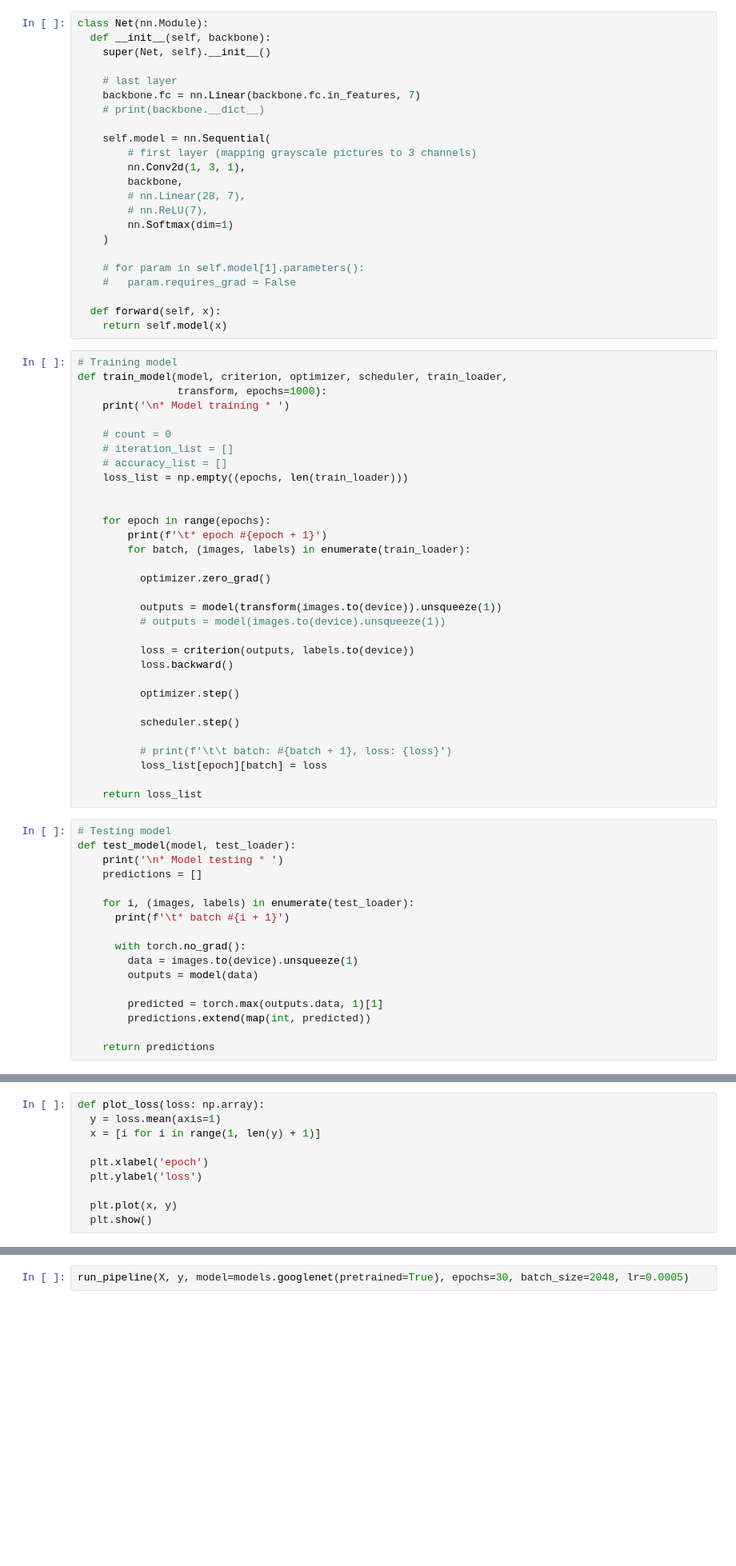
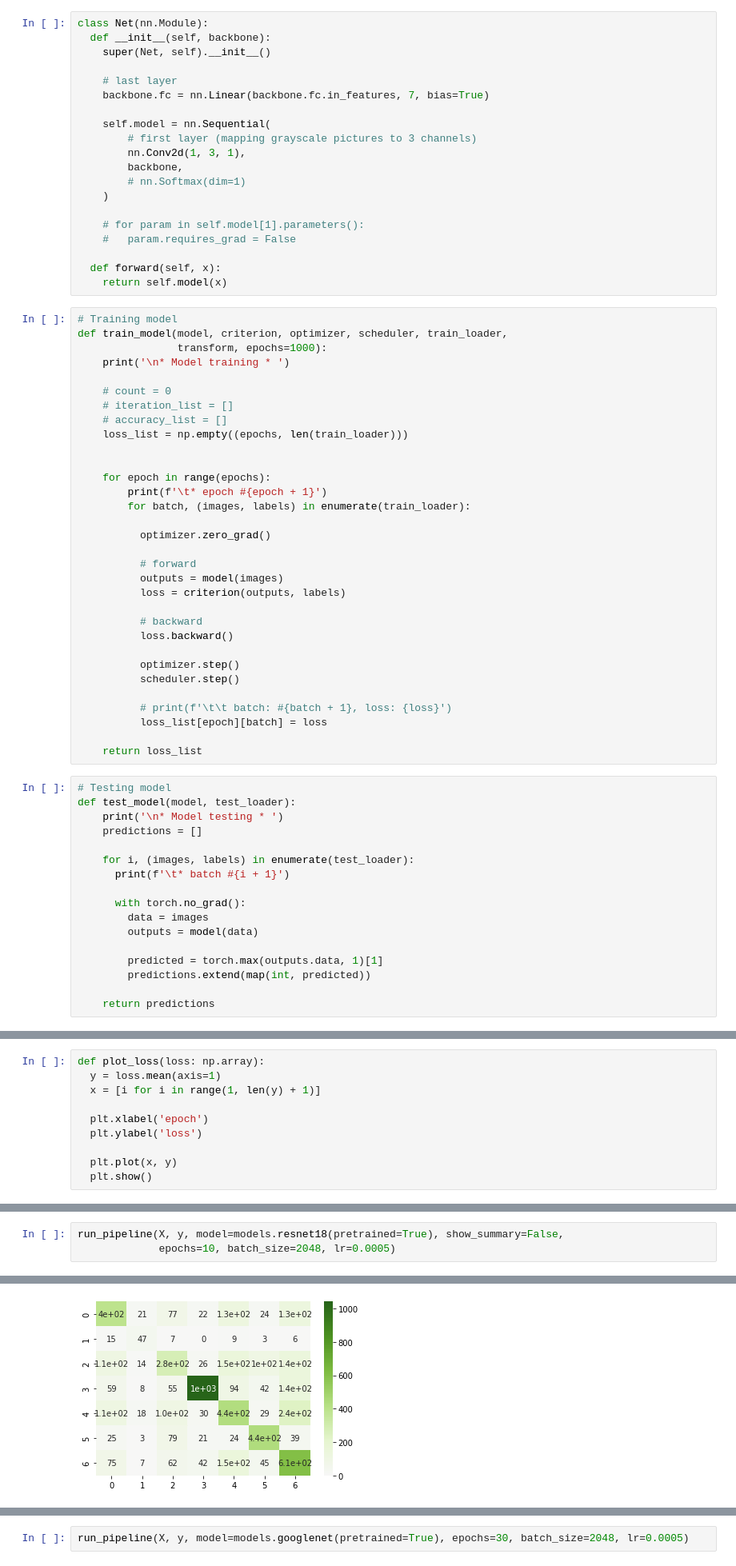
Before and after one commit to Stanislav-3/EmotionsClassifier, a Jupyter notebook: EmotionsClassifier.ipynb, the cells around one changed output, grey strips where cells are left out. Shown at 80% size. Cells and saved outputs as stored; diff of their text form; blank space fills up the shorter version.

```diff
--- a/EmotionsClassifier.ipynb
+++ b/EmotionsClassifier.ipynb
@@ -140,16 +237,13 @@ class Net(nn.Module):
     super(Net, self).__init__()
 
     # last layer
-    backbone.fc = nn.Linear(backbone.fc.in_features, 7)
-    # print(backbone.__dict__)
+    backbone.fc = nn.Linear(backbone.fc.in_features, 7, bias=True)
 
     self.model = nn.Sequential(
         # first layer (mapping grayscale pictures to 3 channels)
         nn.Conv2d(1, 3, 1),
         backbone,
-        # nn.Linear(28, 7),
-        # nn.ReLU(7),
-        nn.Softmax(dim=1)
+        # nn.Softmax(dim=1)
     )
 
     # for param in self.model[1].parameters():
@@ -175,14 +269,14 @@ def train_model(model, criterion, optimizer, scheduler, train_loader,
 
           optimizer.zero_grad()
 
-          outputs = model(transform(images.to(device)).unsqueeze(1))
-          # outputs = model(images.to(device).unsqueeze(1))
+          # forward
+          outputs = model(images)
+          loss = criterion(outputs, labels)
 
-          loss = criterion(outputs, labels.to(device))
+          # backward
           loss.backward()
 
           optimizer.step()
-
           scheduler.step()
 
           # print(f'\t\t batch: #{batch + 1}, loss: {loss}')
@@ -199,7 +293,7 @@ def test_model(model, test_loader):
       print(f'\t* batch #{i + 1}')
 
       with torch.no_grad():
-        data = images.to(device).unsqueeze(1)
+        data = images
         outputs = model(data)
 
         predicted = torch.max(outputs.data, 1)[1]
@@ -307,0 +399,4 @@ def run_pipeline(
+# %%
+run_pipeline(X, y, model=models.resnet18(pretrained=True), show_summary=False,
+             epochs=10, batch_size=2048, lr=0.0005)
+# %% [output]
@@ -307,0 +420 @@ def run_pipeline(
+[figure, added]
```
Also changed, not shown: parts of 23 cells of this notebook.
